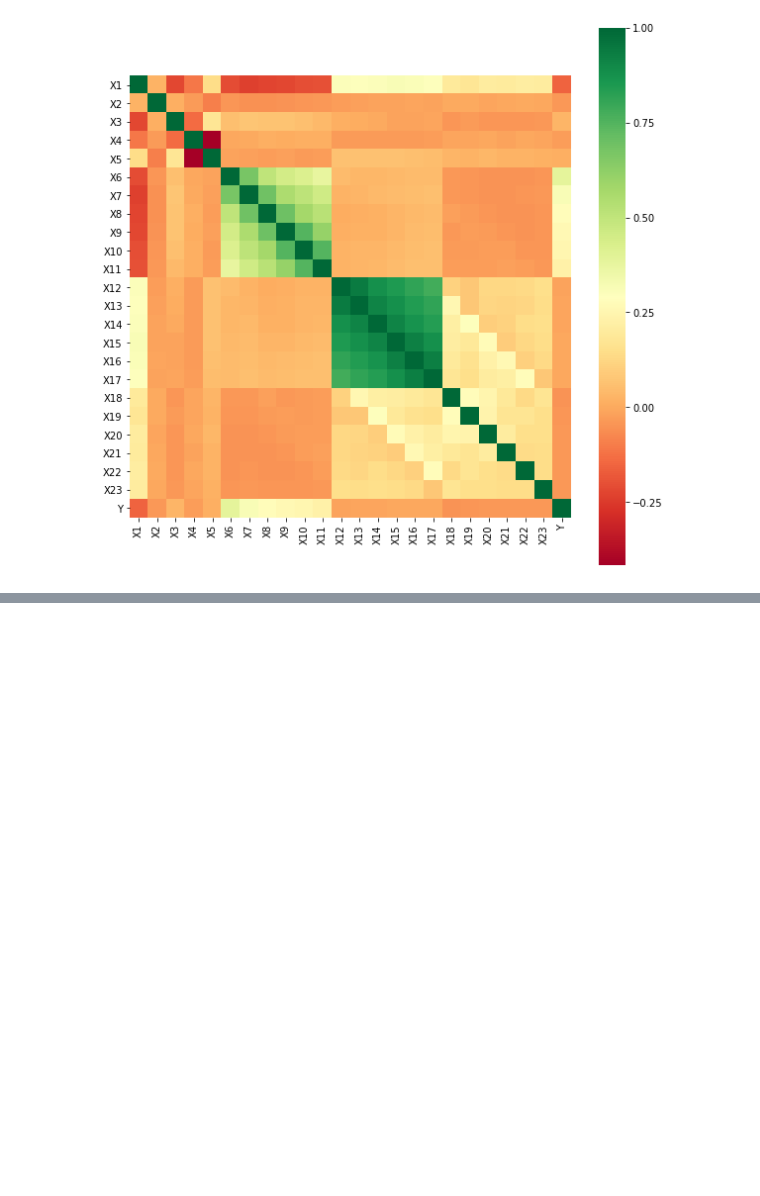
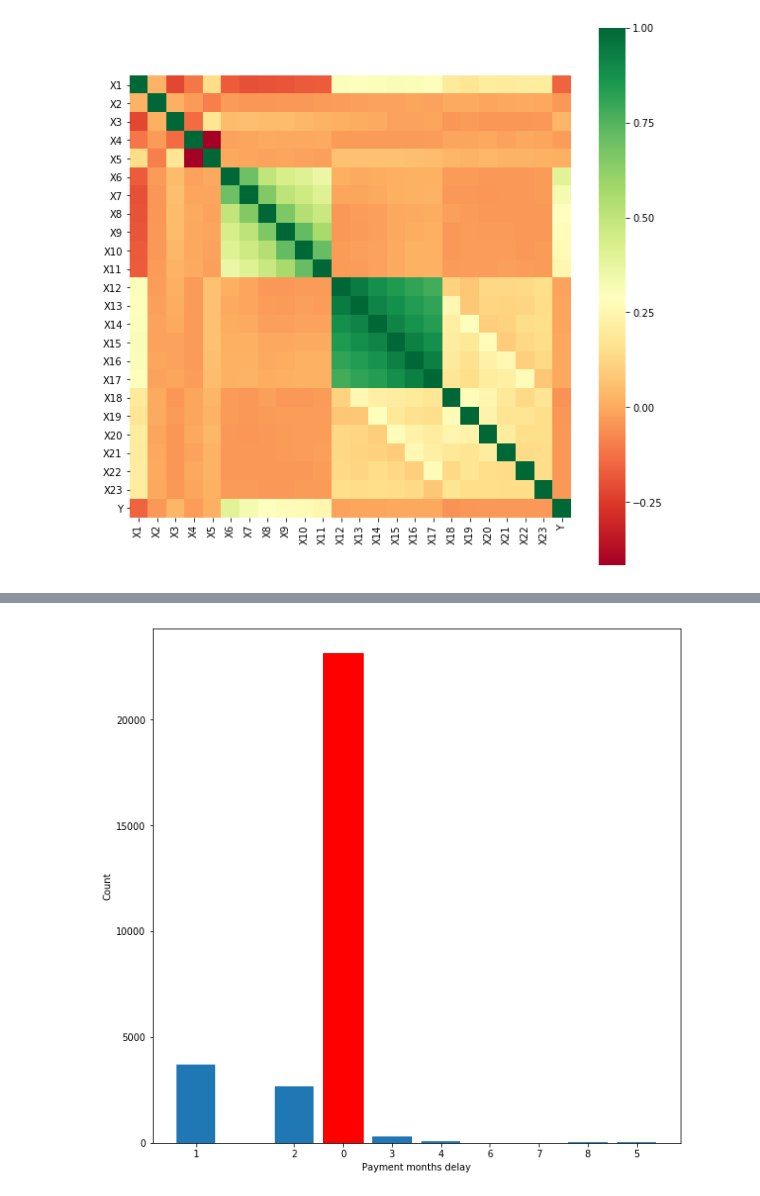
Before and after one commit to Machine-Learning-FGA/default-of-credit-card-clients, a Jupyter notebook: Predição Inadimplência Cartão de Crédito.ipynb, the cells around one changed output, grey strips where cells are left out. Cells and saved outputs as stored; diff of their text form; code cells hidden in the pictures; blank space fills up the shorter version.

```diff
--- a/Predição Inadimplência Cartão de Crédito.ipynb
+++ b/Predição Inadimplência Cartão de Crédito.ipynb
@@ -91,0 +103,11 @@ knn.score(X_test, y_test)
+# %%
+# Barplot of Payment History
+pyplot.figure(figsize=(10,10))
+barlist = pyplot.bar(df.X6.unique(),df.X6.value_counts())
+barlist[0].set_color('r')
+pyplot.xticks(df.X6.unique(),('0','1','2','3','4','5','8','6','7'))
+pyplot.ylabel('Count')
+pyplot.xlabel('Payment months delay')
+pyplot.show()
+# %% [output]
+[figure, added]
```
Also changed, not shown: parts of 4 cells of this notebook.
